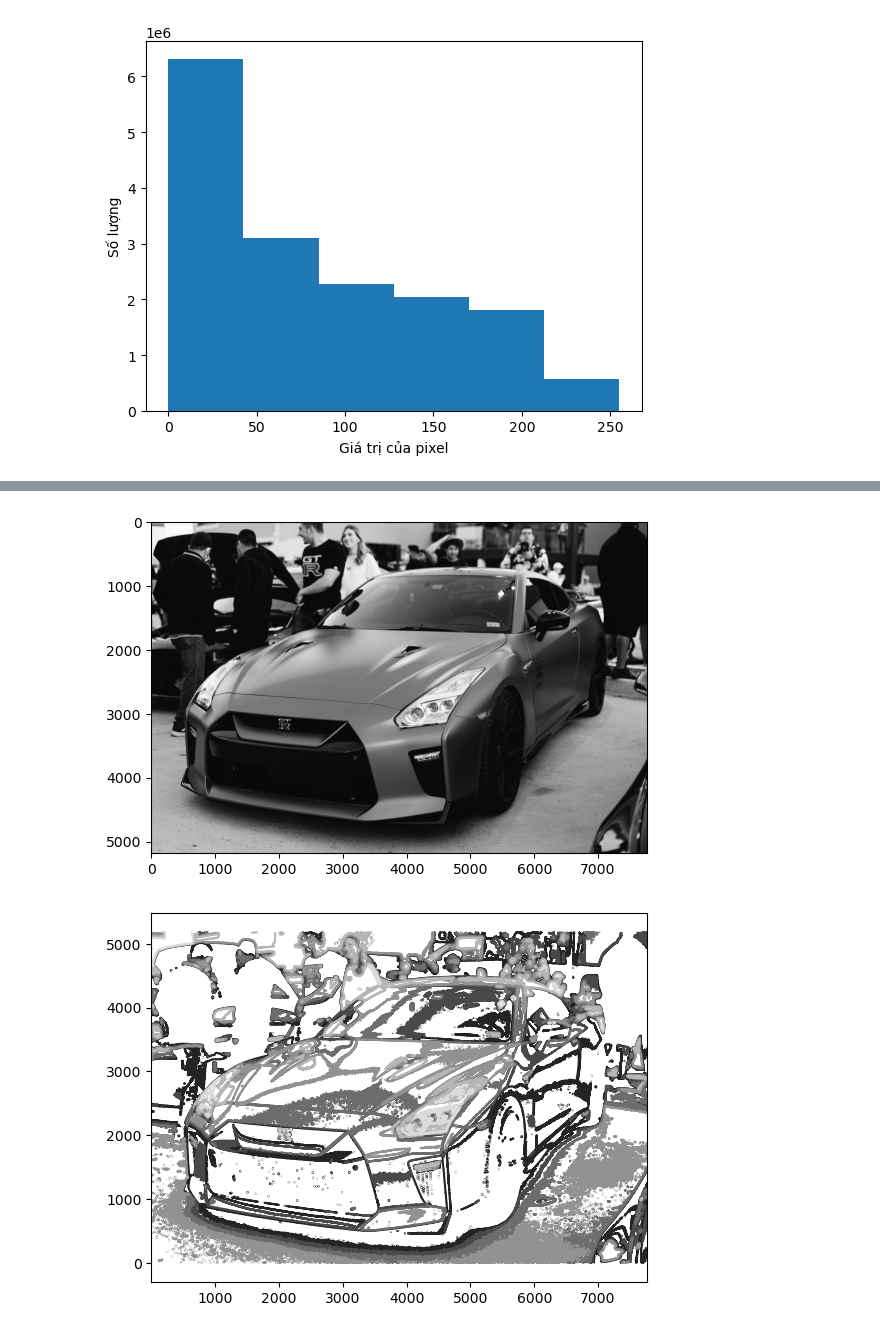
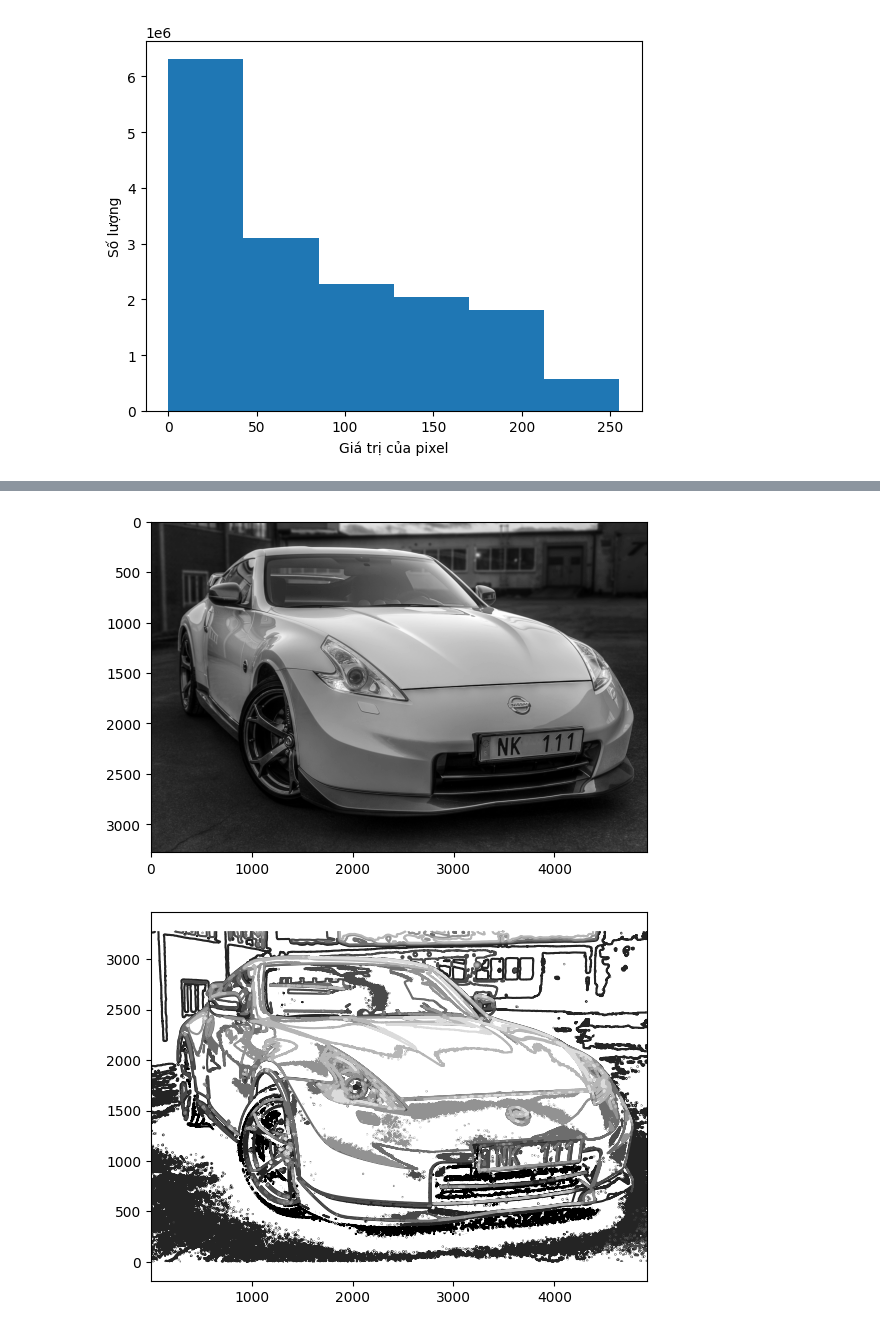
Before and after one commit to MonkeyXVI/TGMT-L7, a Jupyter notebook: 09.ipynb, the cells around one changed output, grey strips where cells are left out. Saved outputs shown, nothing was run; the diff lists cells and outputs as text; code cells hidden in the pictures.

```diff
--- a/09.ipynb
+++ b/09.ipynb
@@ -49,26 +49,26 @@ plt.show()
 # %%
 # đường dân ảnh
-my_path = 'C:\\Users\\Monkey\\Documents\\hinhanh\\02.jpg'
+my_path = 'G:\\thigiacmaytinh\\hinhanh\\03.jpg'
 # đọc ảnh và hiển thị ảnh với trục tạo độ
 im= Image.open(my_path).convert('L')
 
 # hiển thị ảnh trên trục tạo độ
 plt.imshow(im)
 
 # tạo một ình vẽ mới
 plt.figure()
 
 # đặt màu sắc là xám
 plt.gray()
 
 # vẽ biểu đồ đường biên (contour) của ảnh
 plt.contour(im, origin="image")
 
 # đảm bảo tỷ lệ trục x và trục y trên biểu đồ là bằng nhau
 plt.axis('equal')
 
 # hiển thị ảnh
 plt.show()
 # %% [output]
-[figure, old version]
+[figure, new version]
-[figure, old version]
+[figure, new version]
```
Also changed, not shown: parts of 2 cells of this notebook, 33 other files.
